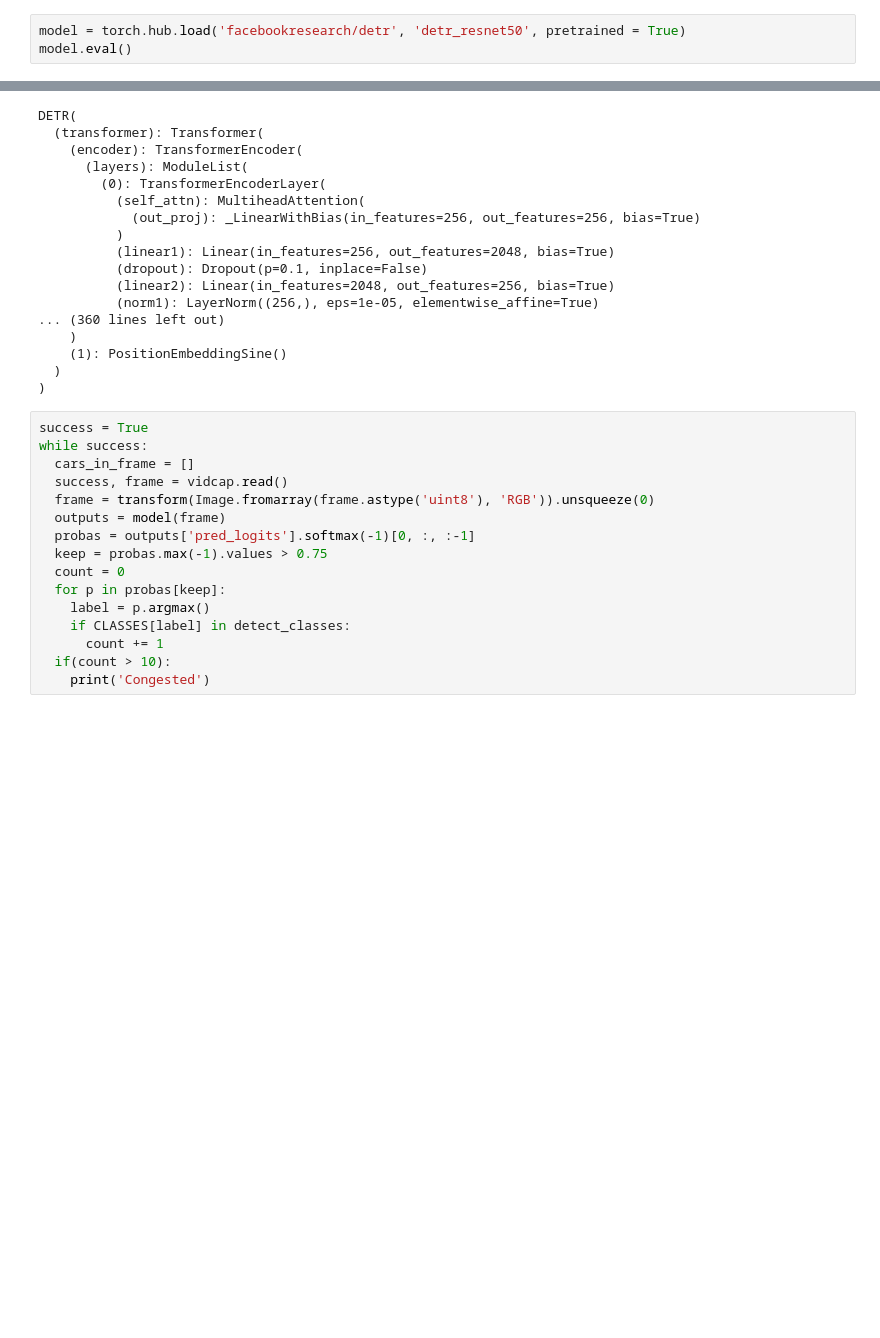
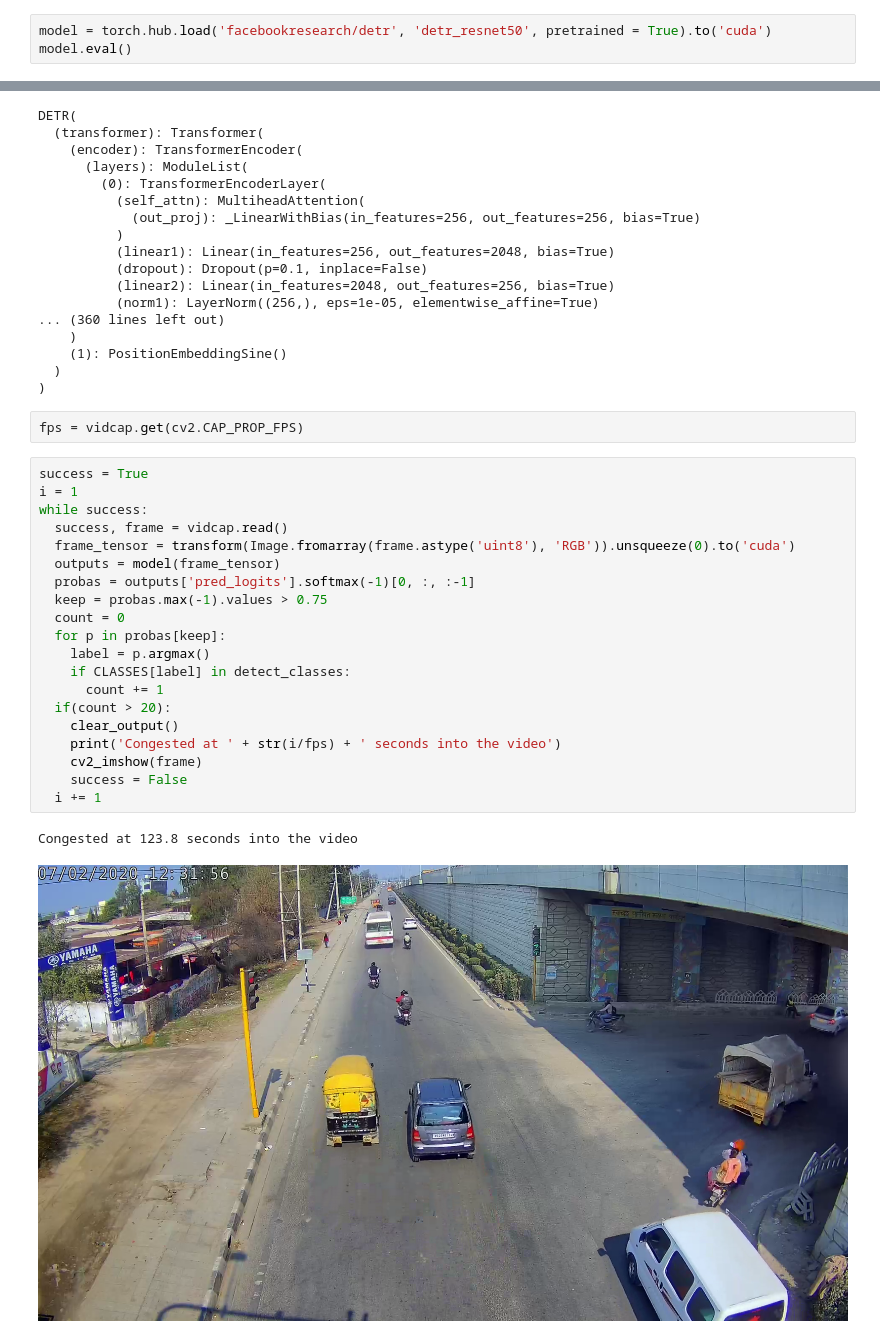
Before and after one commit to lordtt13/pytorch-experiments, a Jupyter notebook: traffic_detection.ipynb, the cells around one changed output, grey strips where cells are left out. Cells and saved outputs as stored; diff of their text form; blank space fills up the shorter version.

```diff
--- a/traffic_detection.ipynb
+++ b/traffic_detection.ipynb
@@ -33,7 +36,7 @@ transform = T.Compose([
     T.Normalize([0.485, 0.456, 0.406], [0.229, 0.224, 0.225])
 ])
 # %%
-model = torch.hub.load('facebookresearch/detr', 'detr_resnet50', pretrained = True)
+model = torch.hub.load('facebookresearch/detr', 'detr_resnet50', pretrained = True).to('cuda')
 model.eval()
 # %% [output]
 Using cache found in /root/.cache/torch/hub/facebookresearch_detr_master
@@ -54,19 +57,28 @@ DETR(
     (1): PositionEmbeddingSine()
   )
 )
+# %%
+fps = vidcap.get(cv2.CAP_PROP_FPS)
 # %%
 success = True
+i = 1
 while success:
-  cars_in_frame = []
   success, frame = vidcap.read()
-  frame = transform(Image.fromarray(frame.astype('uint8'), 'RGB')).unsqueeze(0)
-  outputs = model(frame)
+  frame_tensor = transform(Image.fromarray(frame.astype('uint8'), 'RGB')).unsqueeze(0).to('cuda')
+  outputs = model(frame_tensor)
   probas = outputs['pred_logits'].softmax(-1)[0, :, :-1]
   keep = probas.max(-1).values > 0.75
   count = 0
   for p in probas[keep]:
     label = p.argmax()
     if CLASSES[label] in detect_classes:
       count += 1
-  if(count > 10):
-    print('Congested')
+  if(count > 20):
+    clear_output()
+    print('Congested at ' + str(i/fps) + ' seconds into the video')
+    cv2_imshow(frame)
+    success = False
+  i += 1
+# %% [output]
+Congested at 123.8 seconds into the video
+[figure, added]
```
Also changed, not shown: parts of 1 cell of this notebook.
